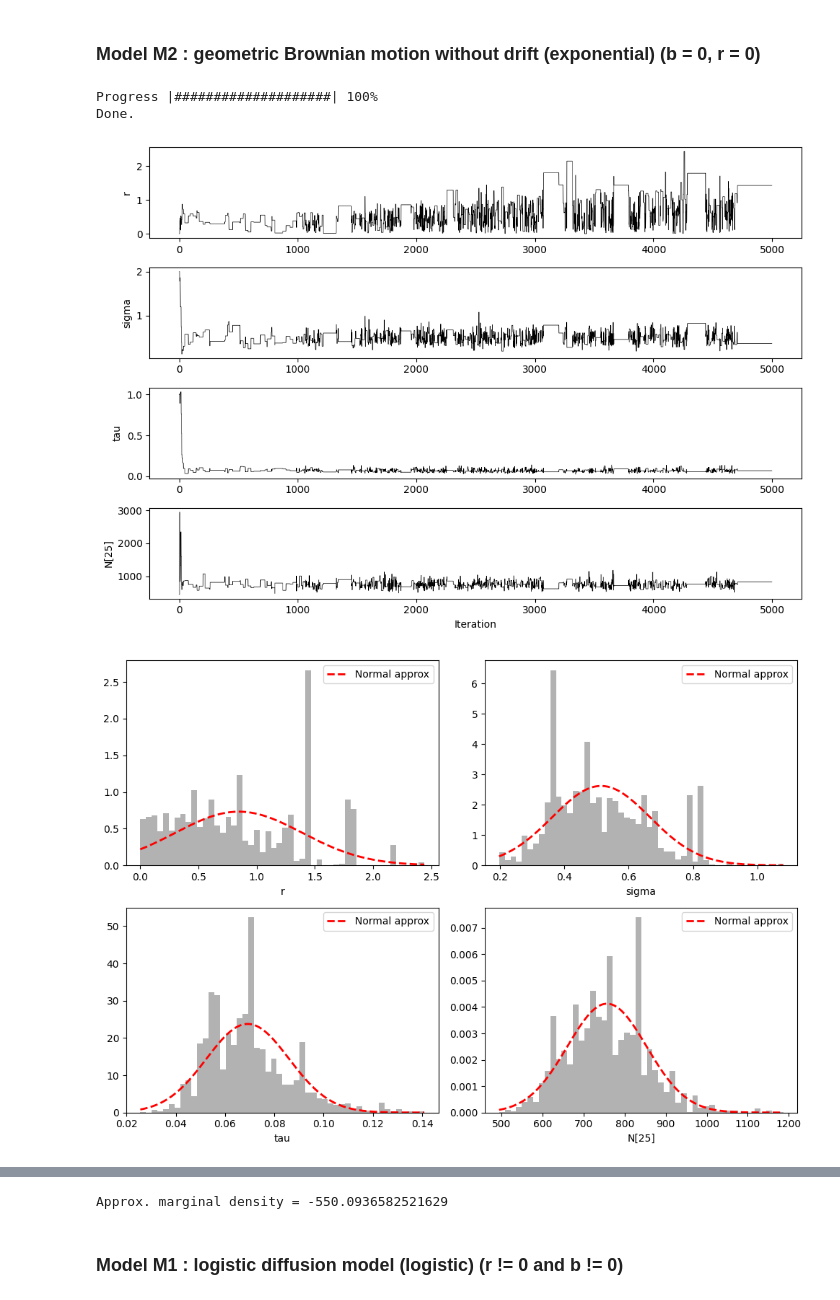
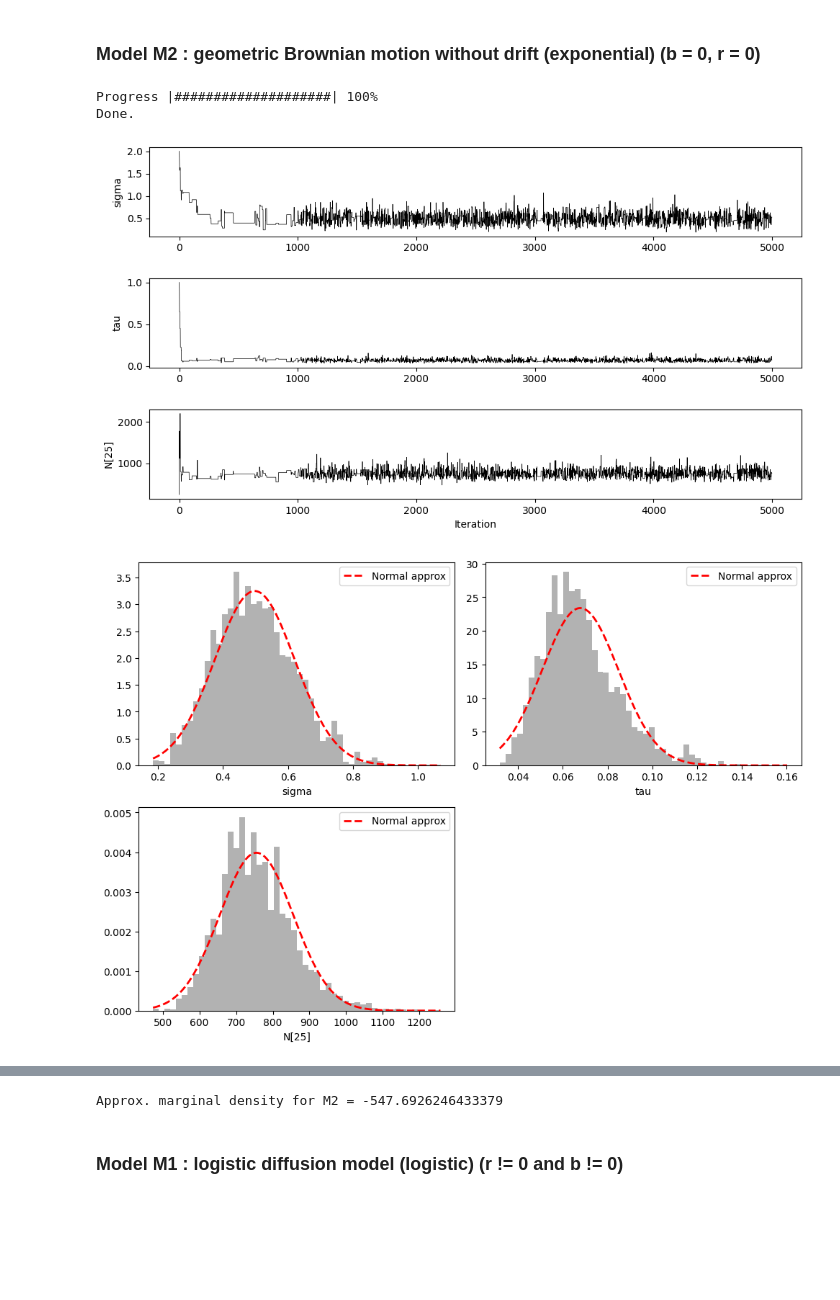
Before and after one commit to cominho/Hidden-Markov-models-and-Sequential-MC-methods, a Jupyter notebook: Project_HMMSMC_PFMCMC.ipynb, the cells around one changed output, grey strips where cells are left out. Drawn from its saved outputs; the diff is of its cells as text; code cells hidden in the pictures; blank space fills up the shorter version.

Commit message:
3 models + BF

```diff
--- a/Project_HMMSMC_PFMCMC.ipynb
+++ b/Project_HMMSMC_PFMCMC.ipynb
@@ -345,7 +321,7 @@ accepted = np.zeros(M)
 # INITIAL SETUP
 # --------------------------------------------------------------------------
 pars[:, 0] = inits
-pf_out = particleFilterLL(y_data, pars[:, 0], N, modelTransitionM3)
+pf_out = particleFilterLL(y_data, pars[:, 0], N)
 states[:, 0] = pf_out["rN"]
 LL[0] = pf_out["LL"]
 priorLP[0] = prior(pars[:, 0])
@@ -377,7 +353,7 @@ for i in range(1, M):
 
     # Step 2 : Generate proposal
     propPars[:, i] = mixtureSim(propDen)
-    pf_out_prop = particleFilterLL(y_data, propPars[:, i], N, modelTransitionM3)
+    pf_out_prop = particleFilterLL(y_data, propPars[:, i], N)
     propLL[i] = pf_out_prop["LL"]
     propPriorLP[i] = prior(propPars[:, i])
     propGenLP[i] = mixtureDensity(propPars[:, i], propDen, log=True)
@@ -541,6 +517,6 @@ plt.ylabel("Log cumulative mean")
 plt.title("Marginal density estimate")
 plt.show()
 
-margDens = np.log(np.mean(np.exp(vals)))
-print("Approx. marginal density =", margDens)
+margDensM3 = np.log(np.mean(np.exp(vals)))
+print("Approx. marginal density for M3 =", margDensM3)
 # %% [output]
@@ -564,10 +613,10 @@ Approx. marginal density = -552.2458431099703
 # PARAMETERS
 # --------------------------------------------------------------------------
 
-d = 3                # Number of parameters (r, s, tau)
+d = 2                # Number of parameters (s, tau)
 M = 5000             # Total length of MCMC chain
 N = 800              # Number of particles
-inits = np.array([0.0, 2.0, 1.0])
+inits = np.array([2.0, 1.0])
 
 # Adaptation phase
 trs = 1000           # Adaptive RW length
@@ -602,7 +651,7 @@ accepted = np.zeros(M)
 # INITIAL SETUP
 # --------------------------------------------------------------------------
 pars[:, 0] = inits
-pf_out = particleFilterLL(y_data, pars[:, 0], N, modelTransitionM2)
+pf_out = particleFilterLL(y_data, pars[:, 0], N)
 states[:, 0] = pf_out["rN"]
 LL[0] = pf_out["LL"]
 priorLP[0] = prior(pars[:, 0])
@@ -634,7 +683,7 @@ for i in range(1, M):
 
     # Step 2 : Generate proposal
     propPars[:, i] = mixtureSim(propDen)
-    pf_out_prop = particleFilterLL(y_data, propPars[:, i], N, modelTransitionM2)
+    pf_out_prop = particleFilterLL(y_data, propPars[:, i], N)
     propLL[i] = pf_out_prop["LL"]
     propPriorLP[i] = prior(propPars[:, i])
     propGenLP[i] = mixtureDensity(propPars[:, i], propDen, log=True)
@@ -679,17 +728,13 @@ I = range(burnin, M)
 plt.figure(figsize=(10, 7))
 plt.subplot(4, 1, 1)
 plt.plot(pars[0, :], 'k-', lw=0.5)
-plt.ylabel("r")
+plt.ylabel("sigma")
 
 plt.subplot(4, 1, 2)
 plt.plot(pars[1, :], 'k-', lw=0.5)
-plt.ylabel("sigma")
+plt.ylabel("tau")
 
 plt.subplot(4, 1, 3)
-plt.plot(pars[2, :], 'k-', lw=0.5)
-plt.ylabel("tau")
-
-plt.subplot(4, 1, 4)
 plt.plot(states[24, :], 'k-', lw=0.5)
 plt.ylabel("N[25]")
 plt.xlabel("Iteration")
@@ -701,21 +746,9 @@ plt.show()
 # --------------------------------------------------------------------------
 plt.figure(figsize=(10, 7))
 
-# First parameter: r
+# First parameter: s
 plt.subplot(2, 2, 1)
-vals_r = pars[0, I]
-count, bins, _ = plt.hist(vals_r, bins=50, color='gray', alpha=0.6, density=True)
-plt.xlabel("r")
-# Normal approximation
-mu_r, std_r = np.mean(vals_r), np.std(vals_r)
-x_r = np.linspace(bins[0], bins[-1], 200)
-pdf_r = norm.pdf(x_r, mu_r, std_r)
-plt.plot(x_r, pdf_r, 'r--', lw=2, label="Normal approx")
-plt.legend()
-
-# Second parameter: sigma
-plt.subplot(2, 2, 2)
-vals_s = pars[1, I]
+vals_s = pars[0, I]
 count, bins, _ = plt.hist(vals_s, bins=50, color='gray', alpha=0.6, density=True)
 plt.xlabel("sigma")
 # Normal approximation
@@ -725,9 +758,9 @@ pdf_s = norm.pdf(x_s, mu_s, std_s)
 plt.plot(x_s, pdf_s, 'r--', lw=2, label="Normal approx")
 plt.legend()
 
-# Third parameter: tau
-plt.subplot(2, 2, 3)
-vals_t = pars[2, I]
+# Second parameter: tau
+plt.subplot(2, 2, 2)
+vals_t = pars[1, I]
 count, bins, _ = plt.hist(vals_t, bins=50, color='gray', alpha=0.6, density=True)
 plt.xlabel("tau")
 # Normal approximation
@@ -738,7 +771,7 @@ plt.plot(x_t, pdf_t, 'r--', lw=2, label="Normal approx")
 plt.legend()
 
 # State example: N[25]
-plt.subplot(2, 2, 4)
+plt.subplot(2, 2, 3)
 vals_n25 = states[24, I]
 count, bins, _ = plt.hist(vals_n25, bins=50, color='gray', alpha=0.6, density=True)
 plt.xlabel("N[25]")
@@ -774,34 +807,34 @@ plt.plot(time_points, y_data[1, :], 'bo', label="Observation 2")
 plt.plot(time_points, mean_state, 'k-', label="Mean state")
 
 for label, qlow, qhigh, color_ in CI_specs:
     lower = np.percentile(state_samples, qlow, axis=1)
     upper = np.percentile(state_samples, qhigh, axis=1)
     plt.fill_between(time_points, lower, upper, color=color_, alpha=0.2, label=f"{label} CI")
 
 plt.xlabel("Year")
 plt.ylabel("Number of kangaroos")
 plt.title("Kangaroo population estimates with confidence intervals")
 plt.legend()
 plt.show()
 
 # --------------------------------------------------------------------------
 # MARGINAL DENSITY ESTIMATE
 # --------------------------------------------------------------------------
 vals = propLL[I] + propPriorLP[I] - propGenLP[I]
 cumval = np.cumsum(np.exp(vals)) / np.arange(1, len(vals)+1)
 log_cumval = np.log(cumval)
 
 plt.figure()
 plt.plot(log_cumval, 'r-', lw=0.8)
 plt.xlabel("Iteration (post-burnin)")
 plt.ylabel("Log cumulative mean")
 plt.title("Marginal density estimate")
 plt.show()
 
-margDens = np.log(np.mean(np.exp(vals)))
-print("Approx. marginal density =", margDens)
+margDensM2 = np.log(np.mean(np.exp(vals)))
+print("Approx. marginal density for M2 =", margDensM2)
 # %% [output]
 Progress |####################| 100%
 Done.
-[figure, old version]
+[figure, new version]
-[figure, old version]
+[figure, new version]
@@ -810,3 +843,3 @@ Done.
-Approx. marginal density = -550.0936582521629
+Approx. marginal density for M2 = -547.6926246433379
 # %% [markdown]
 ### Model M1 : logistic diffusion model (logistic) (r != 0 and b != 0)
```
Also changed, not shown: parts of 17 cells of this notebook.
